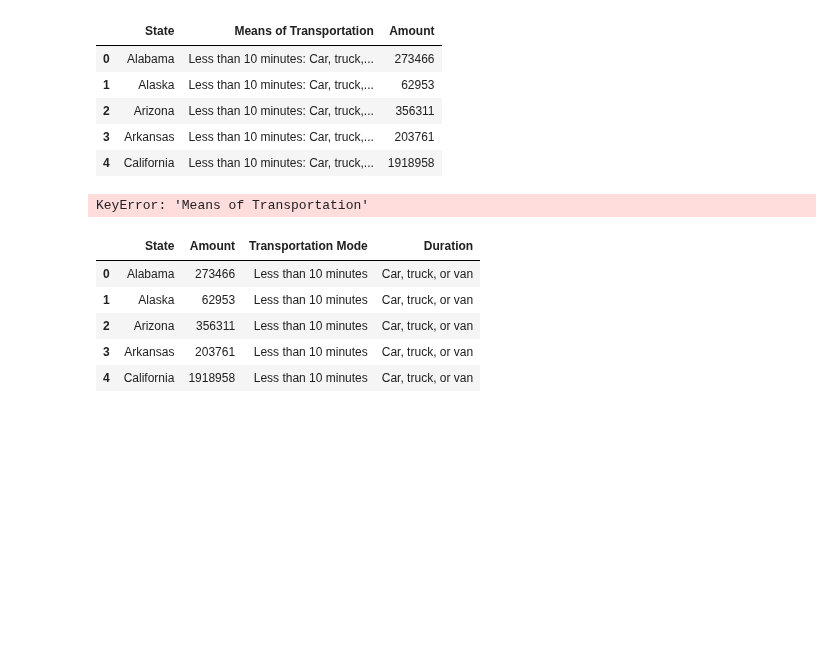
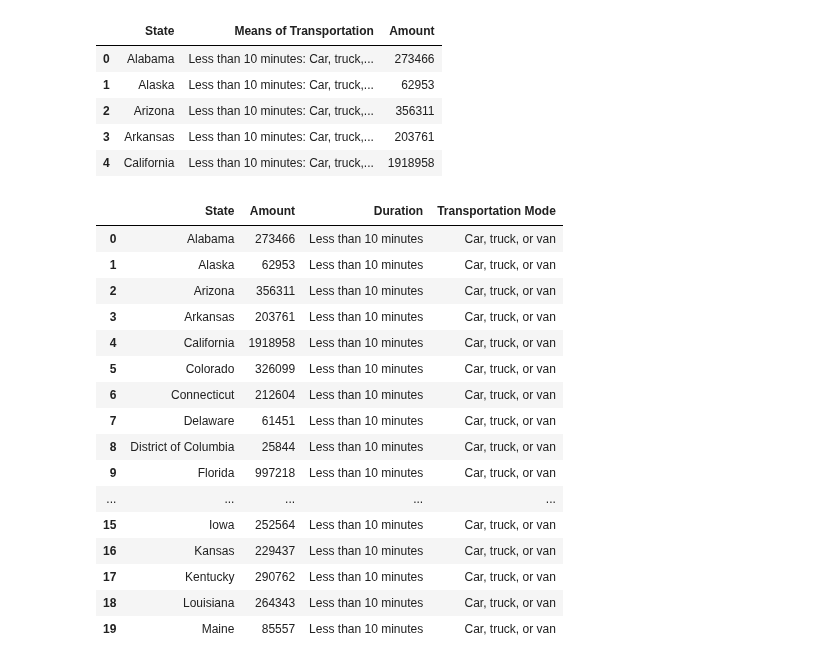
Before and after one commit to angelikabrown/CensusDataEDA, a Jupyter notebook: census_data_cleaning.ipynb, the cells around one changed output. Saved outputs shown, nothing was run; the diff lists cells and outputs as text; code cells hidden in the pictures; blank space fills up the shorter version.

```diff
--- a/census_data_cleaning.ipynb
+++ b/census_data_cleaning.ipynb
@@ -1614,7 +1614,7 @@ df_industry_cleaned.head()
 5 rows × 47 columns
 # %%
 #pivot the dataframe to have 'State' as index and 'Means of Transportation' as columns
-df_industry_pivot= df_industry_cleaned.melt(id_vars=['State'], var_name='Means of Transportation', value_name='Amount')
+df_industry_pivot= df_industry_cleaned.melt(id_vars=['State', 'Geographic Identifier', 'ucgid'], var_name='Means of Transportation', value_name='Amount')
 df_industry_pivot.head()
 # %% [output]
 |  | State | Means of Transportation | Amount |
@@ -1628,14 +1628,23 @@ df_industry_pivot.head()
 df_industry_pivot[['Duration','Transportation Mode']] = df_industry_pivot['Means of Transportation'].str.split(': ', expand=True)
 #drop the original 'Means of Transportation' column
 df_industry_pivot.drop(columns=['Means of Transportation'], inplace=True)
-# %% [output]
-KeyError: 'Means of Transportation'
 # %%
-df_industry_pivot.head()
+df_industry_pivot.head(20)
 # %% [output]
-|  | State | Amount | Transportation Mode | Duration |
+|  | State | Amount | Duration | Transportation Mode |
 | 0 | Alabama | 273466 | Less than 10 minutes | Car, truck, or van |
 | 1 | Alaska | 62953 | Less than 10 minutes | Car, truck, or van |
 | 2 | Arizona | 356311 | Less than 10 minutes | Car, truck, or van |
 | 3 | Arkansas | 203761 | Less than 10 minutes | Car, truck, or van |
 | 4 | California | 1918958 | Less than 10 minutes | Car, truck, or van |
+| 5 | Colorado | 326099 | Less than 10 minutes | Car, truck, or van |
+| 6 | Connecticut | 212604 | Less than 10 minutes | Car, truck, or van |
+| 7 | Delaware | 61451 | Less than 10 minutes | Car, truck, or van |
+| 8 | District of Columbia | 25844 | Less than 10 minutes | Car, truck, or van |
+| 9 | Florida | 997218 | Less than 10 minutes | Car, truck, or van |
+| ... | ... | ... | ... | ... |
+| 15 | Iowa | 252564 | Less than 10 minutes | Car, truck, or van |
+| 16 | Kansas | 229437 | Less than 10 minutes | Car, truck, or van |
+| 17 | Kentucky | 290762 | Less than 10 minutes | Car, truck, or van |
+| 18 | Louisiana | 264343 | Less than 10 minutes | Car, truck, or van |
+| 19 | Maine | 85557 | Less than 10 minutes | Car, truck, or van |
```
